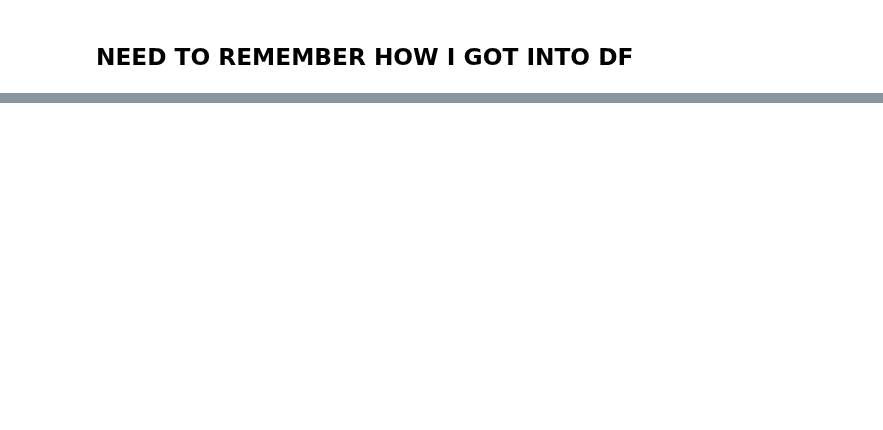
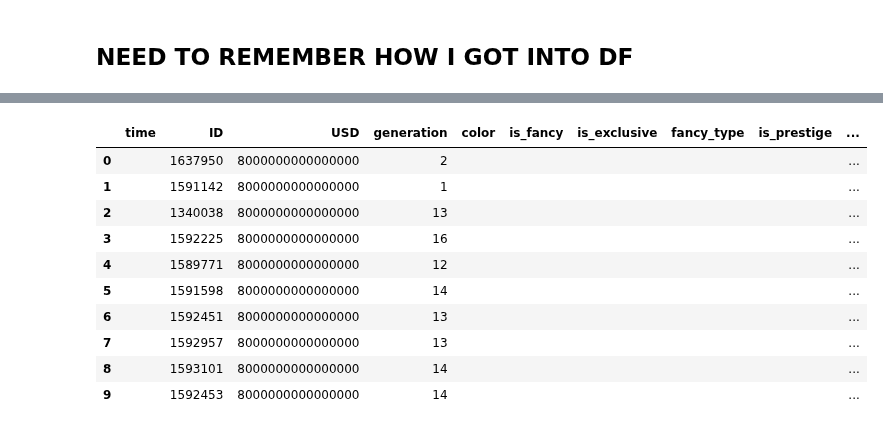
Before and after one commit to DylanBedetti/Trading-Cryptokitties, a Jupyter notebook: Crawler/Kitties_for_sale.ipynb, the cells around one changed output, grey strips where cells are left out. Cells and saved outputs as stored; diff of their text form; code cells hidden in the pictures; blank space fills up the shorter version.

```diff
--- a/Crawler/Kitties_for_sale.ipynb
+++ b/Crawler/Kitties_for_sale.ipynb
@@ -233,0 +283,14 @@ data = pd.DataFrame(id_s, columns = ['ID'])
+# %%
+data.head(10)
+# %% [output]
+|  | time | ID | USD | generation | color | is_fancy | is_exclusive | fancy_type | is_prestige | ... |
+| 0 |  | 1637950 | 8000000000000000 | 2 |  |  |  |  |  | ... |
+| 1 |  | 1591142 | 8000000000000000 | 1 |  |  |  |  |  | ... |
+| 2 |  | 1340038 | 8000000000000000 | 13 |  |  |  |  |  | ... |
+| 3 |  | 1592225 | 8000000000000000 | 16 |  |  |  |  |  | ... |
+| 4 |  | 1589771 | 8000000000000000 | 12 |  |  |  |  |  | ... |
+| 5 |  | 1591598 | 8000000000000000 | 14 |  |  |  |  |  | ... |
+| 6 |  | 1592451 | 8000000000000000 | 13 |  |  |  |  |  | ... |
+| 7 |  | 1592957 | 8000000000000000 | 13 |  |  |  |  |  | ... |
+| 8 |  | 1593101 | 8000000000000000 | 14 |  |  |  |  |  | ... |
+| 9 |  | 1592453 | 8000000000000000 | 14 |  |  |  |  |  | ... |
```
Also changed, not shown: parts of 26 cells of this notebook, 1 other file.
